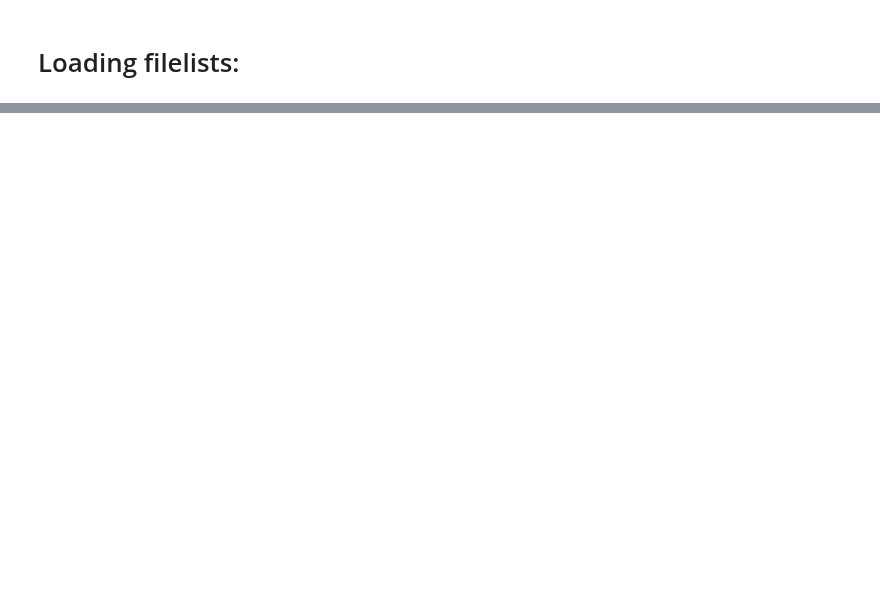
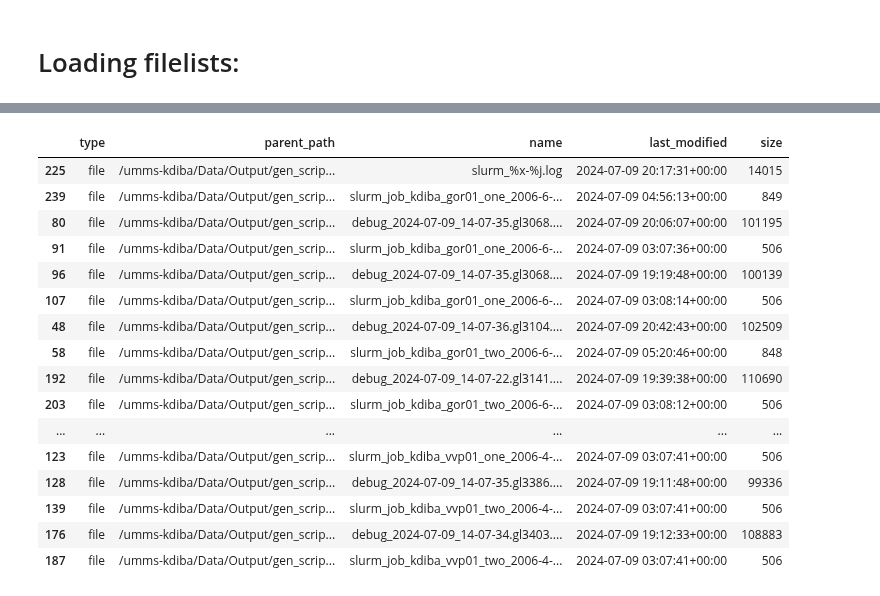
Before and after one commit to CommanderPho/PhoGlobusHelpers, a Jupyter notebook: notebooks/testing_notebook.ipynb, the cells around one changed output, grey strips where cells are left out. Saved outputs shown, nothing was run; the diff lists cells and outputs as text; code cells hidden in the pictures; blank space fills up the shorter version.

Commit message:
added functions to support getting slurm run logs from GreatLakes

```diff
--- a/notebooks/testing_notebook.ipynb
+++ b/notebooks/testing_notebook.ipynb
@@ -241,0 +274,6 @@ unique_rows_df = spikes_df.spikes.extract_unique_neuron_identities()
+# %%
+from phoglobushelpers.PhoGlobusHelper import get_greatlakes_gen_scripts_log_files
+
+all_log_file_df, most_recent_only_log_file_df = get_greatlakes_gen_scripts_log_files(connect_man)
+most_recent_only_log_file_df
+# %% [output]
@@ -241,0 +282,17 @@ unique_rows_df = spikes_df.spikes.extract_unique_neuron_identities()
+|  | type | parent_path | name | last_modified | size |
+| 225 | file | /umms-kdiba/Data/Output/gen_scrip... | slurm_%x-%j.log | 2024-07-09 20:17:31+00:00 | 14015 |
+| 239 | file | /umms-kdiba/Data/Output/gen_scrip... | slurm_job_kdiba_gor01_one_2006-6-... | 2024-07-09 04:56:13+00:00 | 849 |
+| 80 | file | /umms-kdiba/Data/Output/gen_scrip... | debug_2024-07-09_14-07-35.gl3068.... | 2024-07-09 20:06:07+00:00 | 101195 |
+| 91 | file | /umms-kdiba/Data/Output/gen_scrip... | slurm_job_kdiba_gor01_one_2006-6-... | 2024-07-09 03:07:36+00:00 | 506 |
+| 96 | file | /umms-kdiba/Data/Output/gen_scrip... | debug_2024-07-09_14-07-35.gl3068.... | 2024-07-09 19:19:48+00:00 | 100139 |
+| 107 | file | /umms-kdiba/Data/Output/gen_scrip... | slurm_job_kdiba_gor01_one_2006-6-... | 2024-07-09 03:08:14+00:00 | 506 |
+| 48 | file | /umms-kdiba/Data/Output/gen_scrip... | debug_2024-07-09_14-07-36.gl3104.... | 2024-07-09 20:42:43+00:00 | 102509 |
+| 58 | file | /umms-kdiba/Data/Output/gen_scrip... | slurm_job_kdiba_gor01_two_2006-6-... | 2024-07-09 05:20:46+00:00 | 848 |
+| 192 | file | /umms-kdiba/Data/Output/gen_scrip... | debug_2024-07-09_14-07-22.gl3141.... | 2024-07-09 19:39:38+00:00 | 110690 |
+| 203 | file | /umms-kdiba/Data/Output/gen_scrip... | slurm_job_kdiba_gor01_two_2006-6-... | 2024-07-09 03:08:12+00:00 | 506 |
+| ... | ... | ... | ... | ... | ... |
+| 123 | file | /umms-kdiba/Data/Output/gen_scrip... | slurm_job_kdiba_vvp01_one_2006-4-... | 2024-07-09 03:07:41+00:00 | 506 |
+| 128 | file | /umms-kdiba/Data/Output/gen_scrip... | debug_2024-07-09_14-07-35.gl3386.... | 2024-07-09 19:11:48+00:00 | 99336 |
+| 139 | file | /umms-kdiba/Data/Output/gen_scrip... | slurm_job_kdiba_vvp01_two_2006-4-... | 2024-07-09 03:07:41+00:00 | 506 |
+| 176 | file | /umms-kdiba/Data/Output/gen_scrip... | debug_2024-07-09_14-07-34.gl3403.... | 2024-07-09 19:12:33+00:00 | 108883 |
+| 187 | file | /umms-kdiba/Data/Output/gen_scrip... | slurm_job_kdiba_vvp01_two_2006-4-... | 2024-07-09 03:07:41+00:00 | 506 |
```
Also changed, not shown: parts of 15 cells of this notebook, 1 other file.
